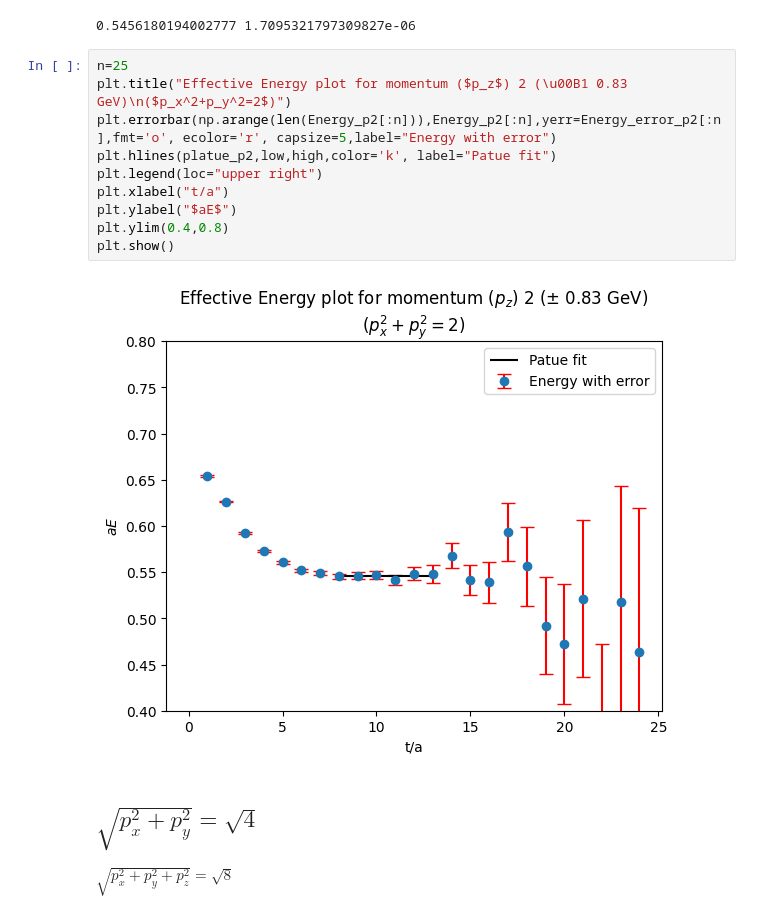
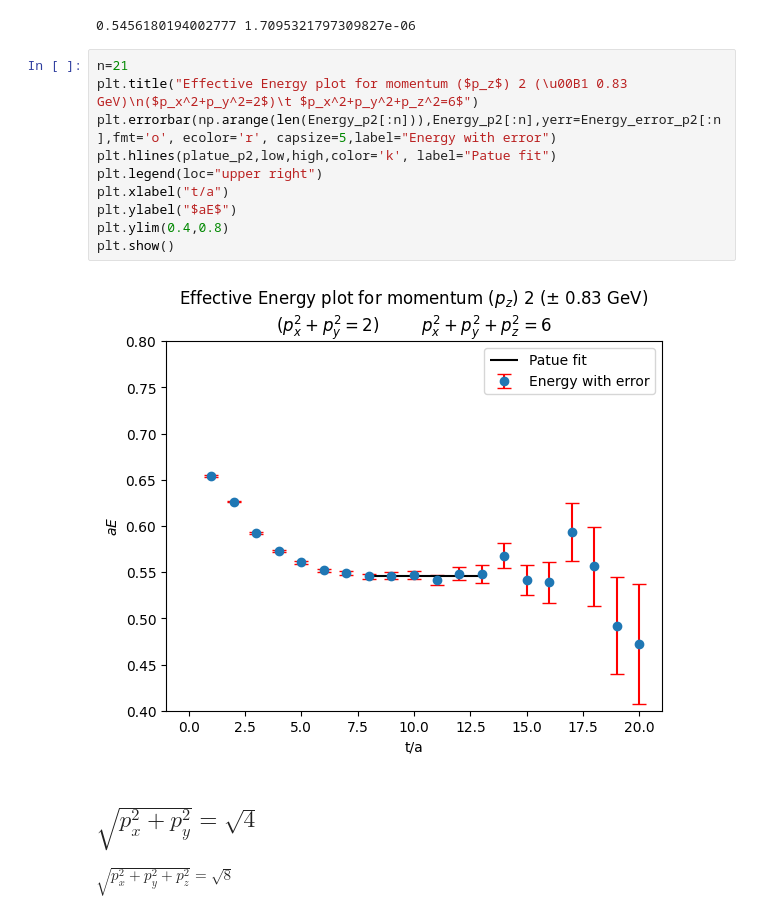
Before and after one commit to Nirban-A/The-energy-spectrum-of-the-kaon-from-Lattice-QCD, a Jupyter notebook: Analysis2.ipynb, the cells around one changed output. Saved outputs shown, nothing was run; the diff lists cells and outputs as text.

```diff
--- a/Analysis2.ipynb
+++ b/Analysis2.ipynb
@@ -659,17 +659,17 @@ print(platue_p2, platue_error_p2)
 # %% [output]
 0.5456180194002777 1.7095321797309827e-06
 # %%
-n=25
-plt.title("Effective Energy plot for momentum ($p_z$) 2 (\u00B1 0.83 GeV)\n($p_x^2+p_y^2=2$)")
+n=21
+plt.title("Effective Energy plot for momentum ($p_z$) 2 (\u00B1 0.83 GeV)\n($p_x^2+p_y^2=2$)\t $p_x^2+p_y^2+p_z^2=6$")
 plt.errorbar(np.arange(len(Energy_p2[:n])),Energy_p2[:n],yerr=Energy_error_p2[:n],fmt='o', ecolor='r', capsize=5,label="Energy with error")
 plt.hlines(platue_p2,low,high,color='k', label="Patue fit")
 plt.legend(loc="upper right")
 plt.xlabel("t/a")
 plt.ylabel("$aE$")
 plt.ylim(0.4,0.8)
 plt.show()
 # %% [output]
-[figure, old version]
+[figure, new version]
 # %% [markdown]
 ## $\sqrt{p_x^2+p_y^2} = \sqrt{4}$
 $\sqrt{p_x^2+p_y^2+p_z^2} = \sqrt{8}$
```
Also changed, not shown: parts of 16 cells of this notebook.
